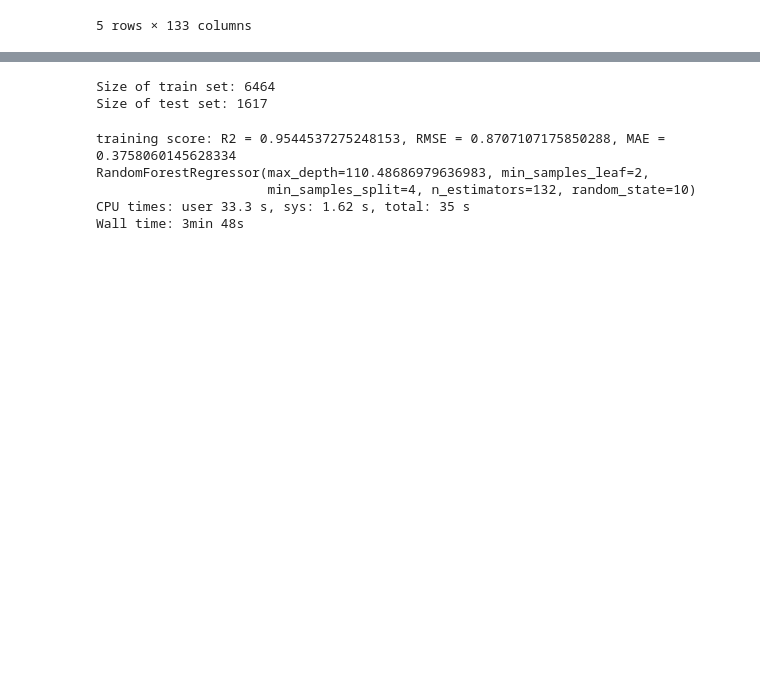
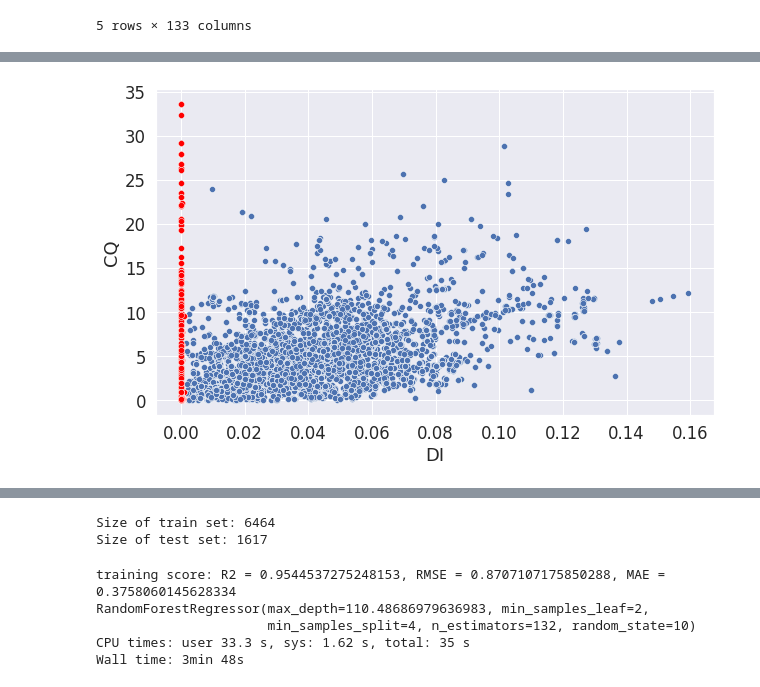
Before and after one commit to wushanyun64/27Al_CQ_prediction, a Jupyter notebook: model_training.ipynb, the cells around one changed output, grey strips where cells are left out. Saved outputs shown, nothing was run; the diff lists cells and outputs as text; code cells hidden in the pictures; blank space fills up the shorter version.

```diff
--- a/model_training.ipynb
+++ b/model_training.ipynb
@@ -208 +203,12 @@ red_labels = nmr_struc_data[
+# %%
+red_labels = nmr_struc_data[
+    (nmr_struc_data["DI"] < 0.001) & (nmr_struc_data["CQ"] > 0)
+]
+
+fig, ax = plt.subplots(figsize=[10, 6])
+sns.scatterplot(data=nmr_struc_data, x='DI', y='CQ', ax=ax)
+sns.scatterplot(data=red_labels, x='DI', y='CQ', ax=ax, color="red")
+plt.show()
+# %% [output]
+[figure, added]
 # %%
```
Also changed, not shown: parts of 8 cells of this notebook, 3 other files.
